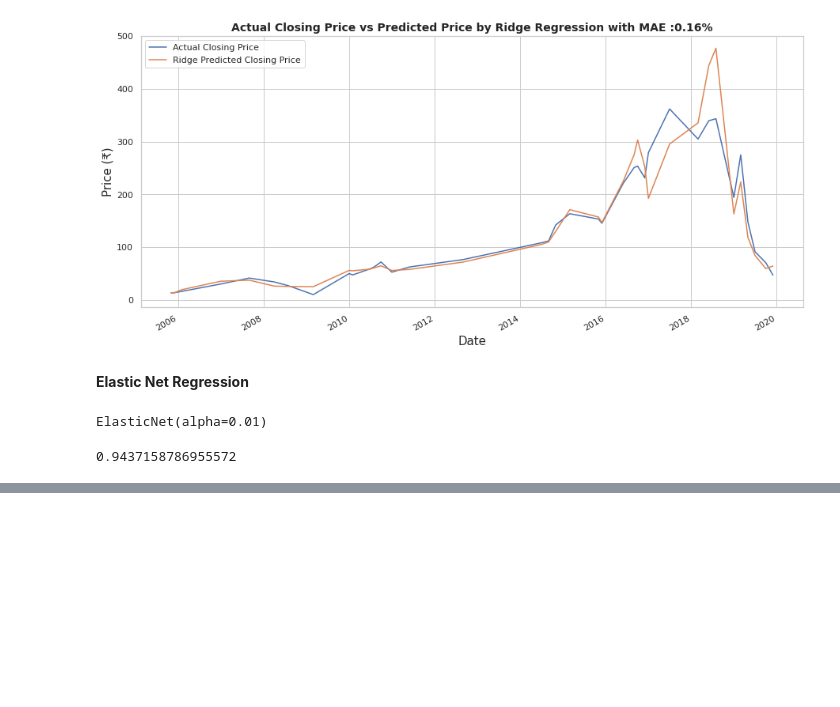
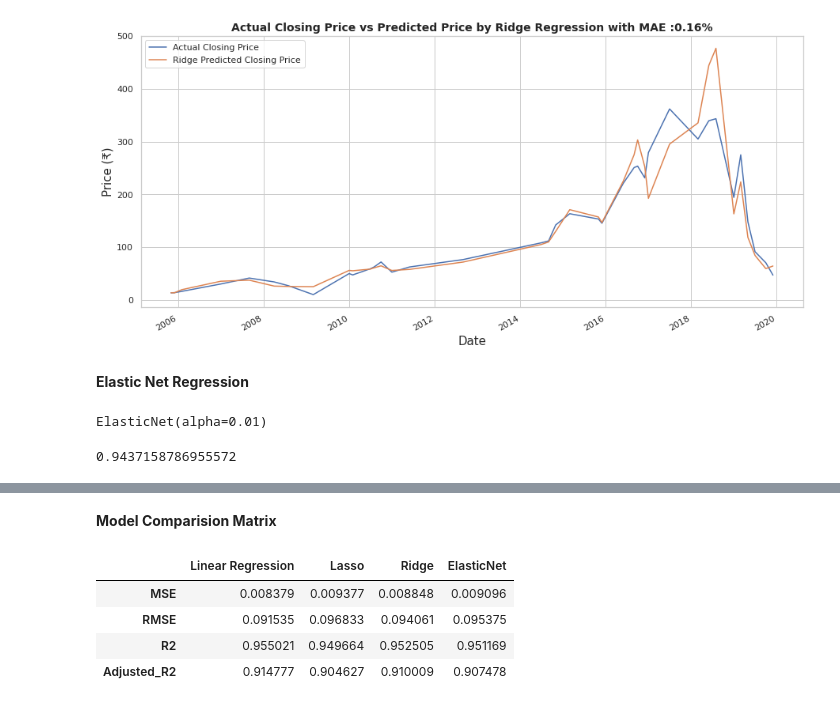
Before and after one commit to sunanda-debnath/Yes-Bank-Stock-Predication, a Jupyter notebook: Yes__Bank__Stock_Predication.ipynb, the cells around one changed output, grey strips where cells are left out. Cells and saved outputs as stored; diff of their text form; code cells hidden in the pictures; blank space fills up the shorter version.

```diff
--- a/Yes__Bank__Stock_Predication.ipynb
+++ b/Yes__Bank__Stock_Predication.ipynb
@@ -625,0 +694,28 @@ elasticnet_reg.score(X_train, y_train)
+# %% [markdown]
+**Model Comparision Matrix**
+# %%
+accuracy_list = ['MSE','RMSE',"R2","Adjusted_R2"]
+reg_models = [lr,lasso_regressor,ridge_regressor,elastic_regressor]
+
+def error_matrix(Y):
+  MSE = mean_squared_error(y_test,Y)
+  RMSE = np.sqrt(MSE)
+  r_2 = r2_score(y_test,Y)
+  adj_r2 = 1-(1-r2_score(y_test,Y))*(X_test.shape[0]-1)/((X_test.shape[0]-X_test.shape[1]-1))
+
+  return MSE,RMSE,r_2,adj_r2
+
+
+
+comparision_df = pd.DataFrame(index = accuracy_list)
+comparision_df['Linear Regression'] = error_matrix(y_pred)
+comparision_df['Lasso'] = error_matrix(y_pred_lasso)
+comparision_df['Ridge'] = error_matrix(y_pred_ridge)
+comparision_df['ElasticNet'] = error_matrix(y_pred_elastic)
+comparision_df
+# %% [output]
+|  | Linear Regression | Lasso | Ridge | ElasticNet |
+| MSE | 0.008379 | 0.009377 | 0.008848 | 0.009096 |
+| RMSE | 0.091535 | 0.096833 | 0.094061 | 0.095375 |
+| R2 | 0.955021 | 0.949664 | 0.952505 | 0.951169 |
+| Adjusted_R2 | 0.914777 | 0.904627 | 0.910009 | 0.907478 |
```
Also changed, not shown: parts of 9 cells of this notebook.
